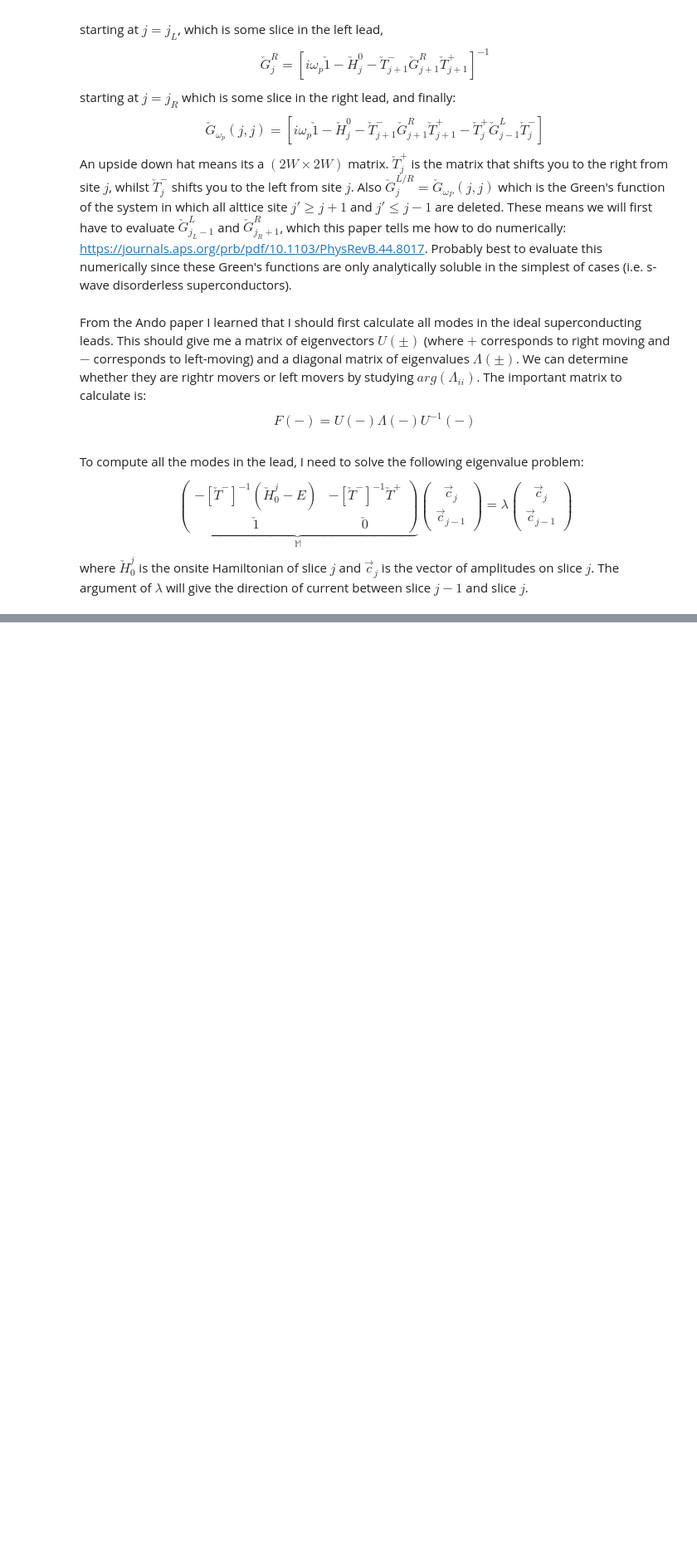
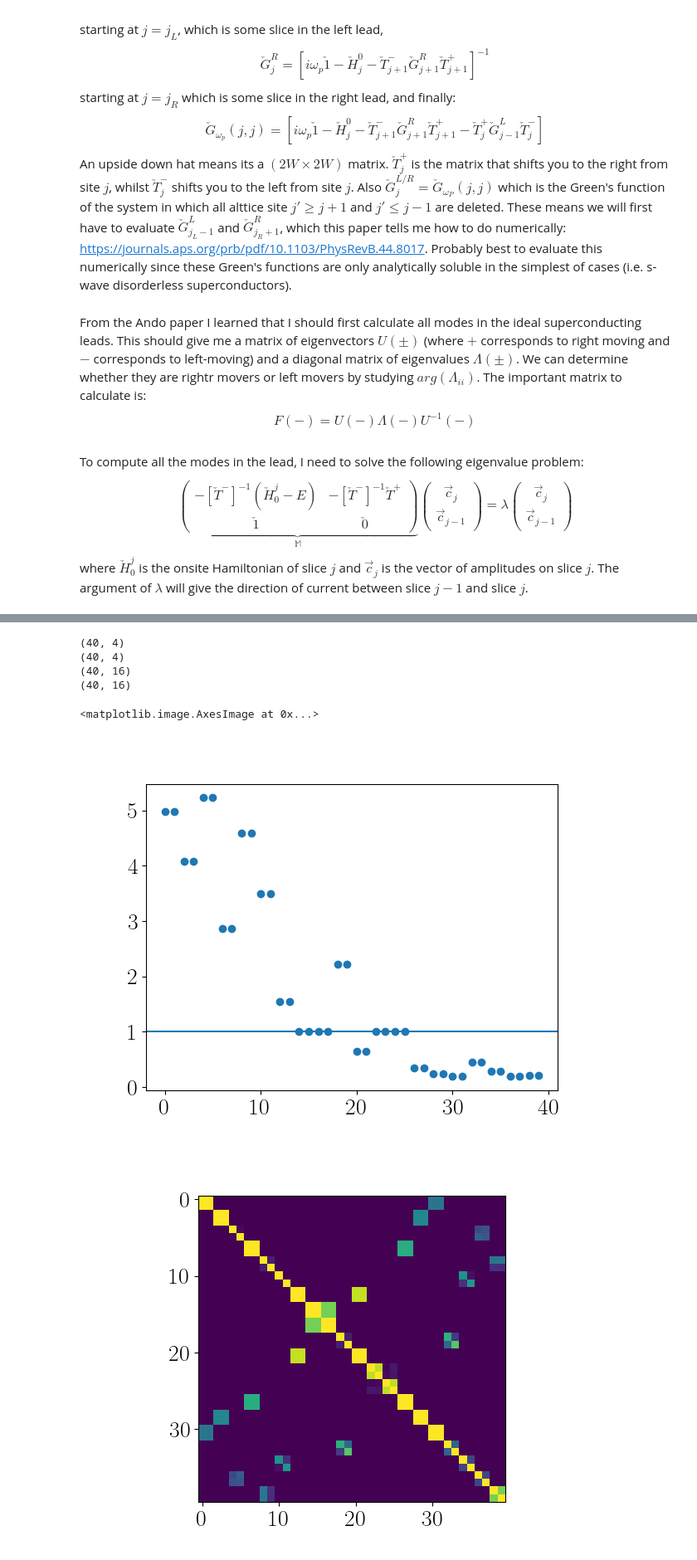
Before and after one commit to krishtoffel99/Josephson-Investigations-Old, a Jupyter notebook: Josephson effect and Supercurrents/DC_SNS_numerics.ipynb, the cells around one changed output, grey strips where cells are left out. Shown at 83% size. Cells and saved outputs as stored; diff of their text form; code cells hidden in the pictures; blank space fills up the shorter version.

```diff
--- a/Josephson effect and Supercurrents/DC_SNS_numerics.ipynb
+++ b/Josephson effect and Supercurrents/DC_SNS_numerics.ipynb
@@ -162,0 +116,32 @@ print(I_n)
+# %%
+evals0 = debug0['evals']
+print(debug0['pos_prop'].shape)
+print(debug0['neg_prop'].shape)
+print(debug0['pos_evanesce'].shape)
+print(debug0['neg_evanesce'].shape)
+
+
+plt.figure()
+plt.scatter(np.arange(len(evals0)) , np.abs(evals0))
+plt.axhline(y = 1)
+
+# checking normalisation of eigenmodes at j = 0:
+evecs = debug0['evecs']#[0 : int(debug0['evecs'].shape[0]) , :]
+from scipy.linalg import orth
+evecs_orth = orth(evecs)
+norm = np.conjugate(evecs.T)@evecs
+norm_orth = np.conjugate(evecs_orth.T)@evecs_orth
+
+plt.figure()
+plt.imshow(np.abs(norm))
+
+plt.figure()
+plt.imshow(np.abs(norm_orth))
+# %% [output]
+(40, 4)
+(40, 4)
+(40, 16)
+(40, 16)
+<matplotlib.image.AxesImage at 0x...>
+[figure, added]
+[figure, added]
```
Also changed, not shown: parts of 6 cells of this notebook.
